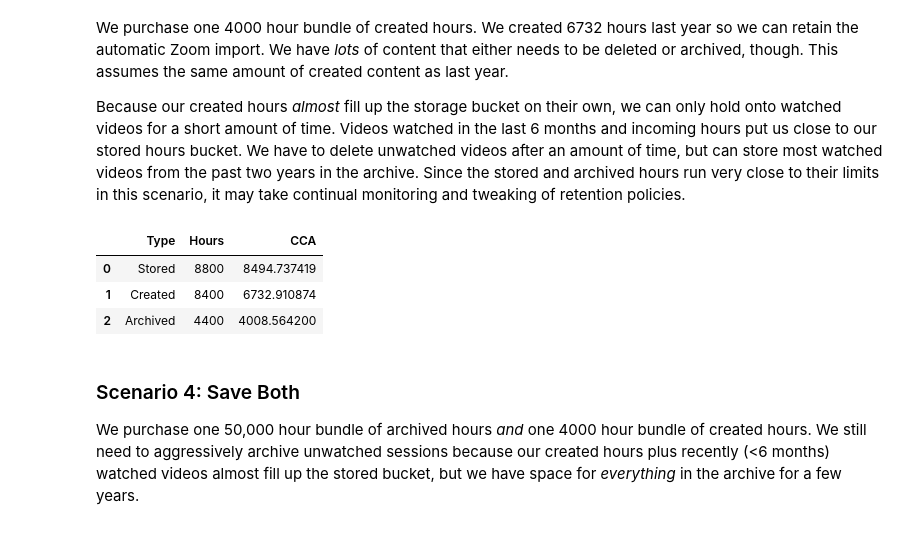
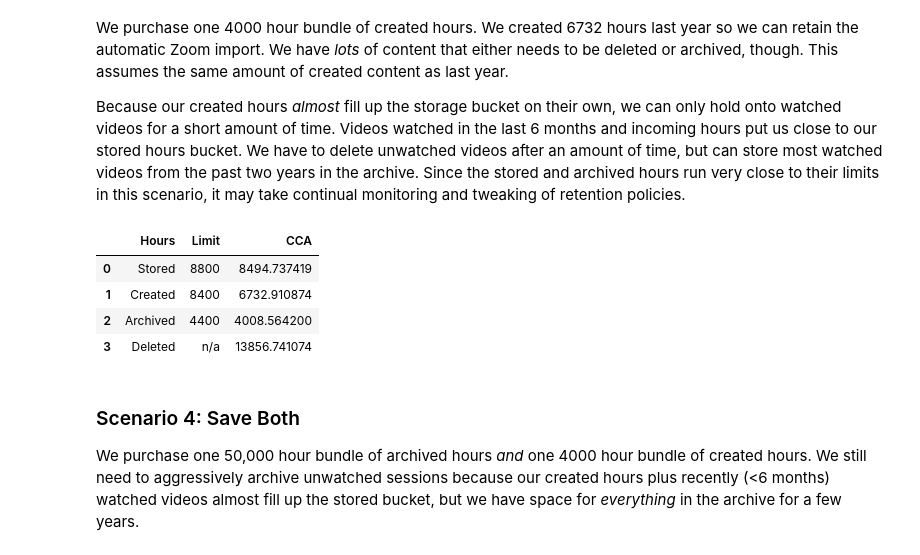
Before and after one commit to cca/panopto-session-data, a Jupyter notebook: notes.ipynb, the cells around one changed output. Drawn from its saved outputs; the diff is of its cells as text; code cells hidden in the pictures.

```diff
--- a/notes.ipynb
+++ b/notes.ipynb
@@ -280,17 +270,18 @@ Because our created hours _almost_ fill up the storage bucket on their own, we c
 # %%
 created = ly_data['hours'].sum()
 stored = created + watched_6_months['hours'].sum()
 archived = watched['hours'].sum() - watched_6_months['hours'].sum()
 pd.DataFrame({
-    'Type': ['Stored', 'Created', 'Archived'],
-    'Hours': [8800, 8400, 4400],
-    'CCA': [stored, created, archived]
+    'Hours': ['Stored', 'Created', 'Archived', 'Deleted'],
+    'Limit': [8800, 8400, 4400, 'n/a'],
+    'CCA': [stored, created, archived, unwatched['hours'].sum()]
 })
 # %% [output]
-|  | Type | Hours | CCA |
+|  | Hours | Limit | CCA |
 | 0 | Stored | 8800 | 8494.737419 |
 | 1 | Created | 8400 | 6732.910874 |
 | 2 | Archived | 4400 | 4008.564200 |
+| 3 | Deleted | n/a | 13856.741074 |
 # %% [markdown]
 ### Scenario 4: Save Both
 
```
Also changed, not shown: parts of 9 cells of this notebook.
